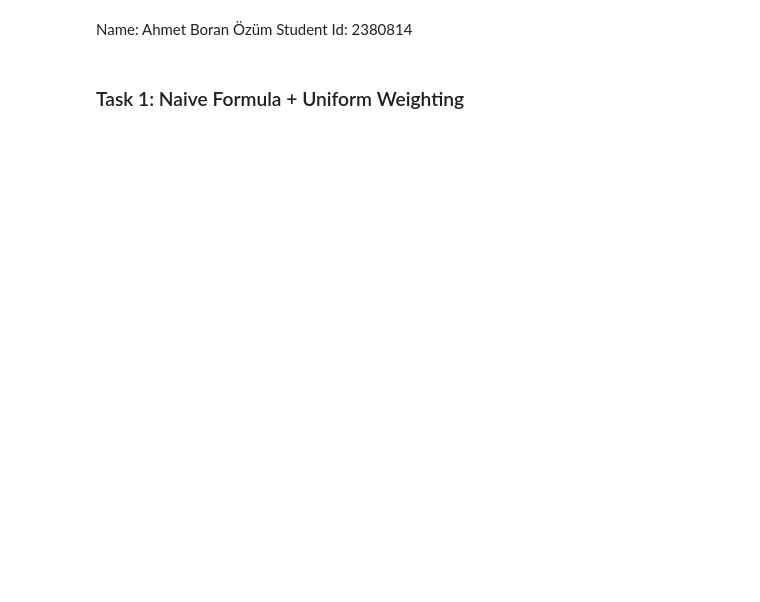
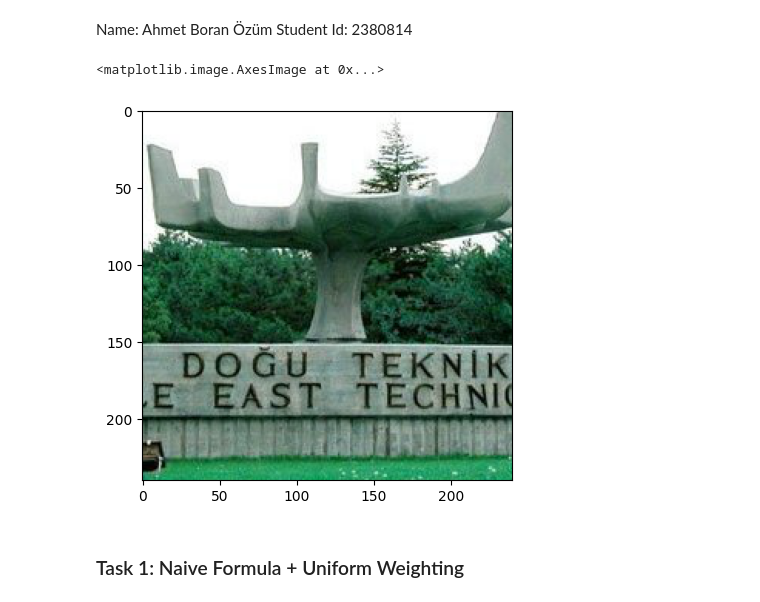
Before and after one commit to boranozum/CENG483-Computer-Vision, a Jupyter notebook: HW2/Hw_notebook.ipynb, the cells around one changed output. Drawn from its saved outputs; the diff is of its cells as text; code cells hidden in the pictures; blank space fills up the shorter version.

```diff
--- a/HW2/Hw_notebook.ipynb
+++ b/HW2/Hw_notebook.ipynb
@@ -28,3 +17,8 @@ shift_kernels = {
+# %%
+plt.imshow(agac)
+# %% [output]
+<matplotlib.image.AxesImage at 0x...>
+[figure, added]
 # %% [markdown]
 ### Task 1: Naive Formula + Uniform Weighting
 # %%
```
Also changed, not shown: parts of 8 cells of this notebook, 6 other files.
